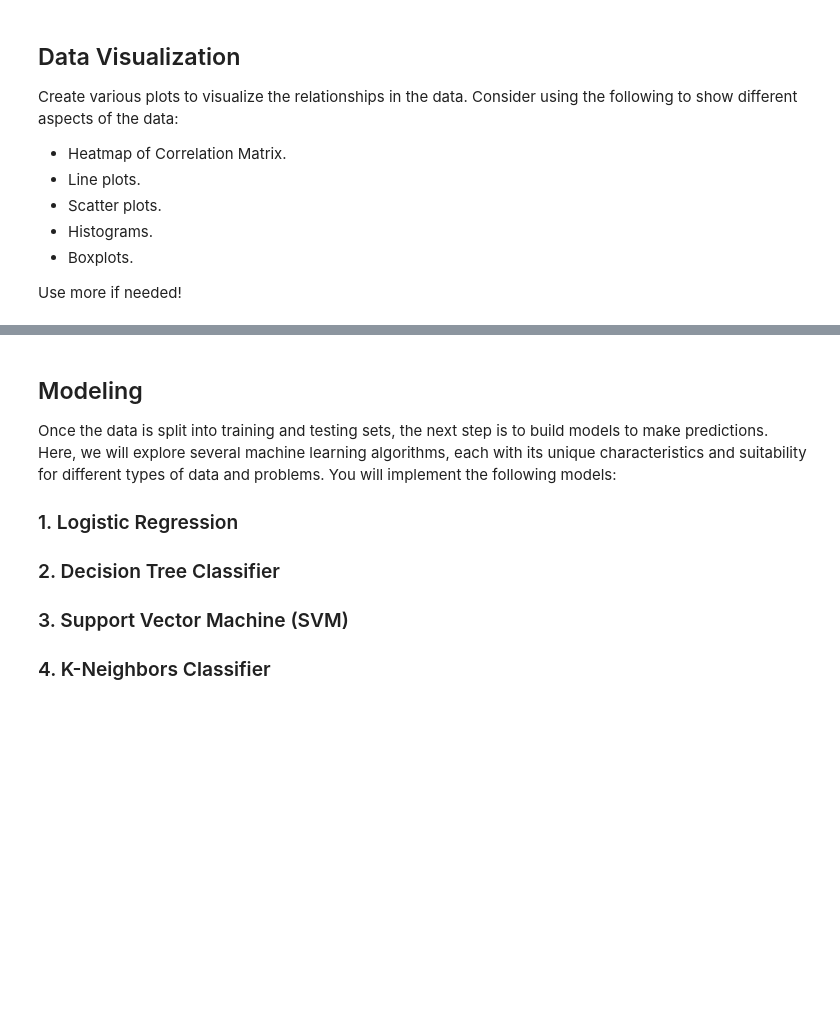
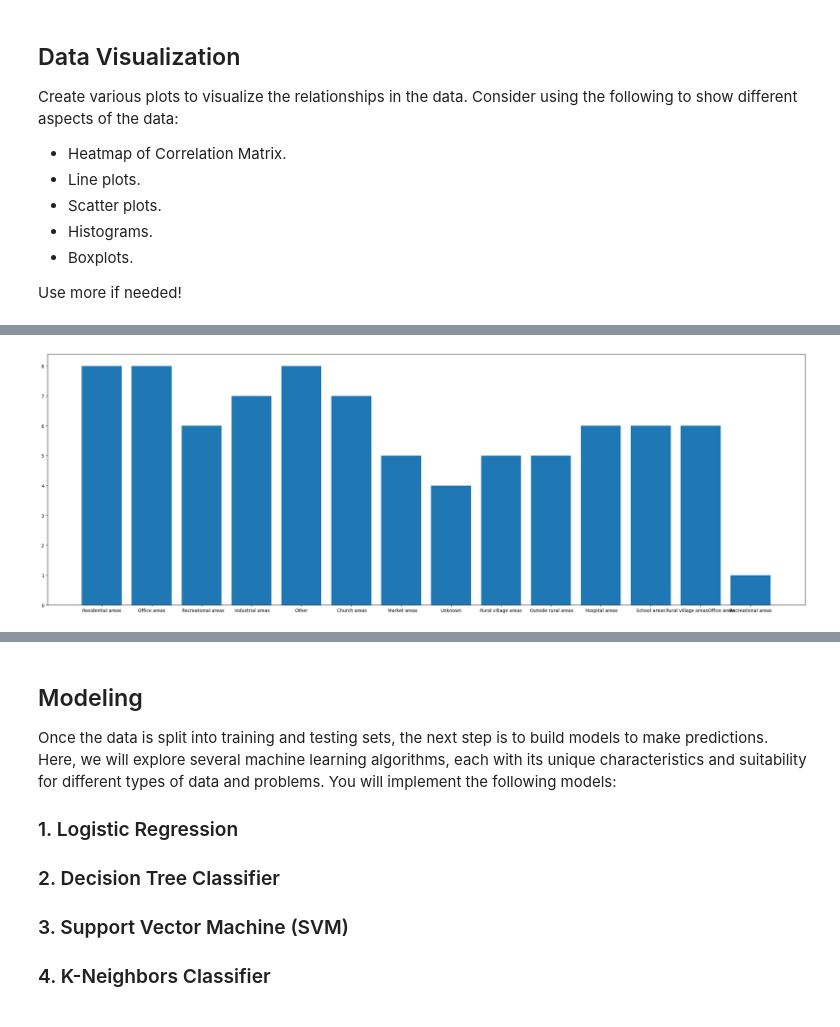
Before and after one commit to AbdullahHafiz30/Tuwaiq-Academy-Week-2, a Jupyter notebook: Tuwaiq-Academy-Week-2/Weekly_Task_2/Weekly_Project.ipynb, the cells around one changed output, grey strips where cells are left out. Cells and saved outputs as stored; diff of their text form; code cells hidden in the pictures; blank space fills up the shorter version.

```diff
--- a/Tuwaiq-Academy-Week-2/Weekly_Task_2/Weekly_Project.ipynb
+++ b/Tuwaiq-Academy-Week-2/Weekly_Task_2/Weekly_Project.ipynb
@@ -62,0 +402,6 @@ Use more if needed!
+# %%
+plt.figure(figsize=(30,10))
+plt.bar(df['Area_accident_occured'], df['Number_of_casualties'])
+plt.show()
+# %% [output]
+[figure, added]
```
Also changed, not shown: parts of 73 cells of this notebook.
